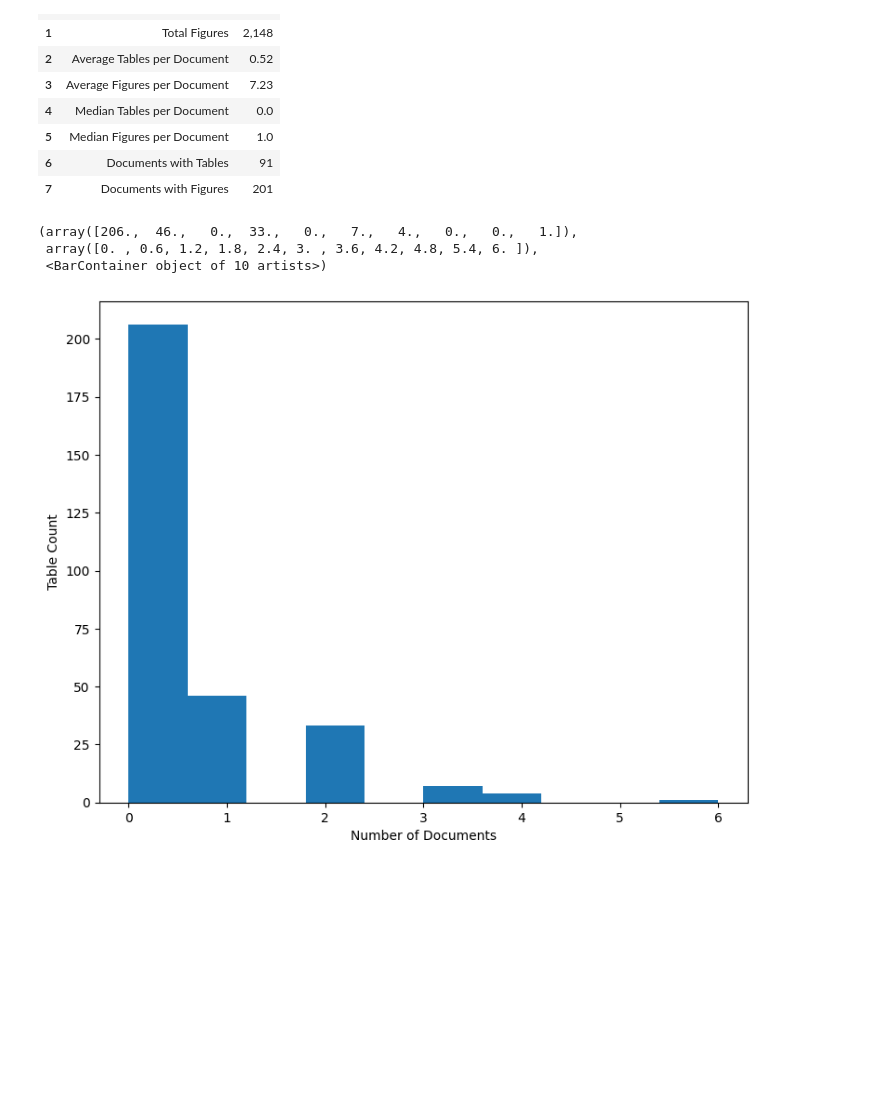
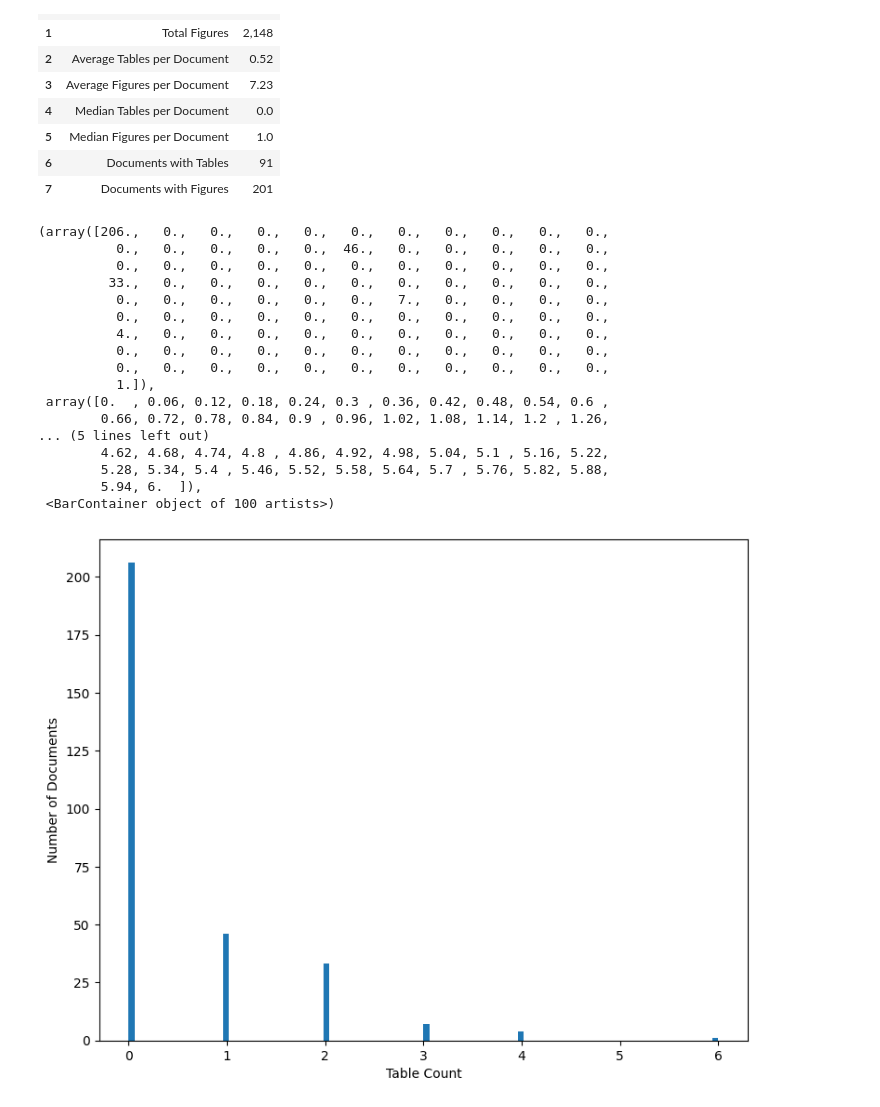
Before and after one commit to hakeematyab/Queryable-Shared-Reference-Repository, a Jupyter notebook: notebooks/EDA_9_30.ipynb, the cells around one changed output. Cells and saved outputs as stored; diff of their text form; code cells hidden in the pictures; blank space fills up the shorter version.

```diff
--- a/notebooks/EDA_9_30.ipynb
+++ b/notebooks/EDA_9_30.ipynb
@@ -582,14 +562,28 @@ tables_figures_stats
 # %%
 plt.figure(figsize=(9, 7))
 # plt.title("Document Size Distribution")
-plt.xlabel("Number of Documents")
-plt.ylabel("Table Count")
-plt.hist(combined_data["num_tables"], bins=10)
+plt.xlabel("Table Count")
+plt.ylabel("Number of Documents")
+plt.hist(combined_data["num_tables"], bins=100)
 # %% [output]
-(array([206.,  46.,   0.,  33.,   0.,   7.,   4.,   0.,   0.,   1.]),
- array([0. , 0.6, 1.2, 1.8, 2.4, 3. , 3.6, 4.2, 4.8, 5.4, 6. ]),
- <BarContainer object of 10 artists>)
+(array([206.,   0.,   0.,   0.,   0.,   0.,   0.,   0.,   0.,   0.,   0.,
+          0.,   0.,   0.,   0.,   0.,  46.,   0.,   0.,   0.,   0.,   0.,
+          0.,   0.,   0.,   0.,   0.,   0.,   0.,   0.,   0.,   0.,   0.,
+         33.,   0.,   0.,   0.,   0.,   0.,   0.,   0.,   0.,   0.,   0.,
+          0.,   0.,   0.,   0.,   0.,   0.,   7.,   0.,   0.,   0.,   0.,
+          0.,   0.,   0.,   0.,   0.,   0.,   0.,   0.,   0.,   0.,   0.,
+          4.,   0.,   0.,   0.,   0.,   0.,   0.,   0.,   0.,   0.,   0.,
+          0.,   0.,   0.,   0.,   0.,   0.,   0.,   0.,   0.,   0.,   0.,
+          0.,   0.,   0.,   0.,   0.,   0.,   0.,   0.,   0.,   0.,   0.,
+          1.]),
+ array([0.  , 0.06, 0.12, 0.18, 0.24, 0.3 , 0.36, 0.42, 0.48, 0.54, 0.6 ,
+        0.66, 0.72, 0.78, 0.84, 0.9 , 0.96, 1.02, 1.08, 1.14, 1.2 , 1.26,
+... (5 lines left out)
+        4.62, 4.68, 4.74, 4.8 , 4.86, 4.92, 4.98, 5.04, 5.1 , 5.16, 5.22,
+        5.28, 5.34, 5.4 , 5.46, 5.52, 5.58, 5.64, 5.7 , 5.76, 5.82, 5.88,
+        5.94, 6.  ]),
+ <BarContainer object of 100 artists>)
-[figure, old version]
+[figure, new version]
 # %%
 plt.figure(figsize=(9, 7))
 # plt.title("Document Size Distribution")
```
Also changed, not shown: parts of 5 cells of this notebook.
